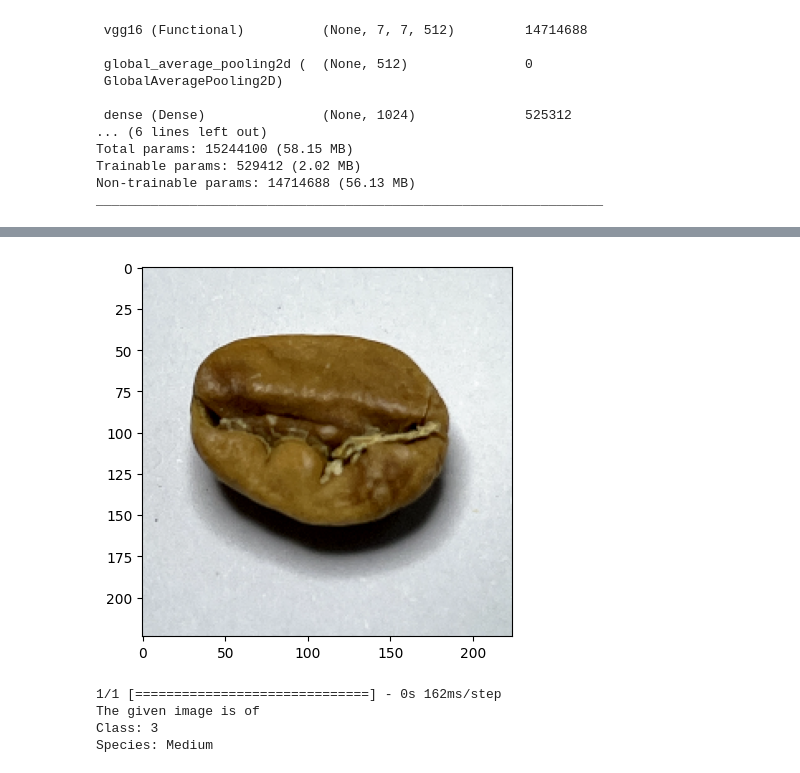
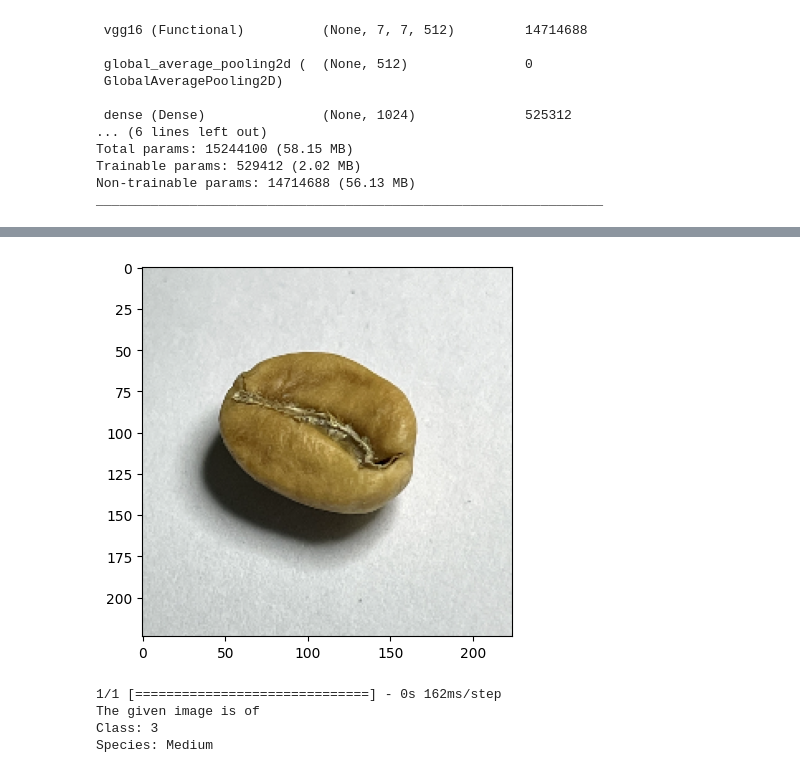
Before and after one commit to Mrudula1205/CoffeeBeanRoastClassification, a Jupyter notebook: Classification.ipynb, the cells around one changed output, grey strips where cells are left out. Saved outputs shown, nothing was run; the diff lists cells and outputs as text; code cells hidden in the pictures.

```diff
--- a/Classification.ipynb
+++ b/Classification.ipynb
@@ -170,7 +169,7 @@ vgg_model.compile(
 )
 # %%
 epochs = 25
-vgg_model.fit(train_ds, epochs=epochs, validation_data=val_ds)
+hist = vgg_model.fit(train_ds, epochs=epochs, validation_data=val_ds)
 vgg_model.save('vgg.hdf5') #this saves the model with the weights
 # %% [output]
 Epoch 1/25
@@ -194,20 +215,2 @@ Epoch 25/25
 # %%
 my_testdir = 'CoffeeBeanQualityData/test/'
-# %%
-categories = ['Green','Light','Medium','Dark']
-data_test =[]
-for i in categories:
-  folder_path = os.path.join(my_testdir,i)
-  if(i=='Dark'):
-    label = 0
-  elif(i=='Green'):
-    label = 1
-  elif(i=='Light'):
-    label = 2
-  else:
-    label = 3
-  for j in os.listdir(folder_path):
-    img_path = os.path.join(folder_path, j)
-    img = cv2.imread(img_path)
-    img = cv2.resize(img,(224, 224))
-    data_test.append([img,label])
@@ -240,4 +340,4 @@ def predictor(img, model):
     print('The given image is of \nClass: {0} \nSpecies: {1}'.format(clas, name))
 # %%
-predictor('CoffeeBeanQualityData/test/Light/light (46).png', vgg_model)
+predictor('CoffeeBeanQualityData/test/Light/light (15).png', vgg_model)
 # %% [output]
@@ -245,7 +345,7 @@ predictor('CoffeeBeanQualityData/test/Light/light (46).png', vgg_model)
 The given image is of
 Class: 2
 Species: Light
-[figure, old version]
+[figure, new version]
 # %%
 predictor('medium-roast-coffee-bean.jpg', vgg_model)
 # %% [output]
```
Also changed, not shown: parts of 17 cells of this notebook, 2 other files.
